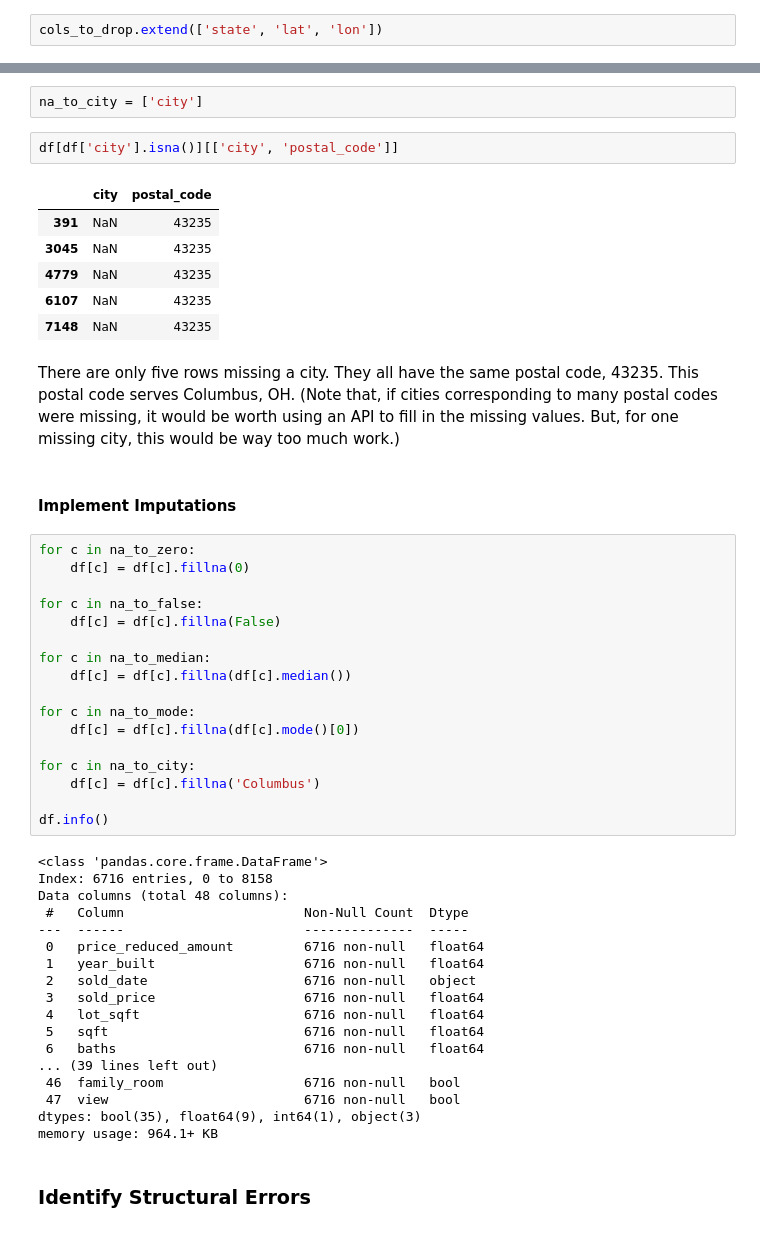
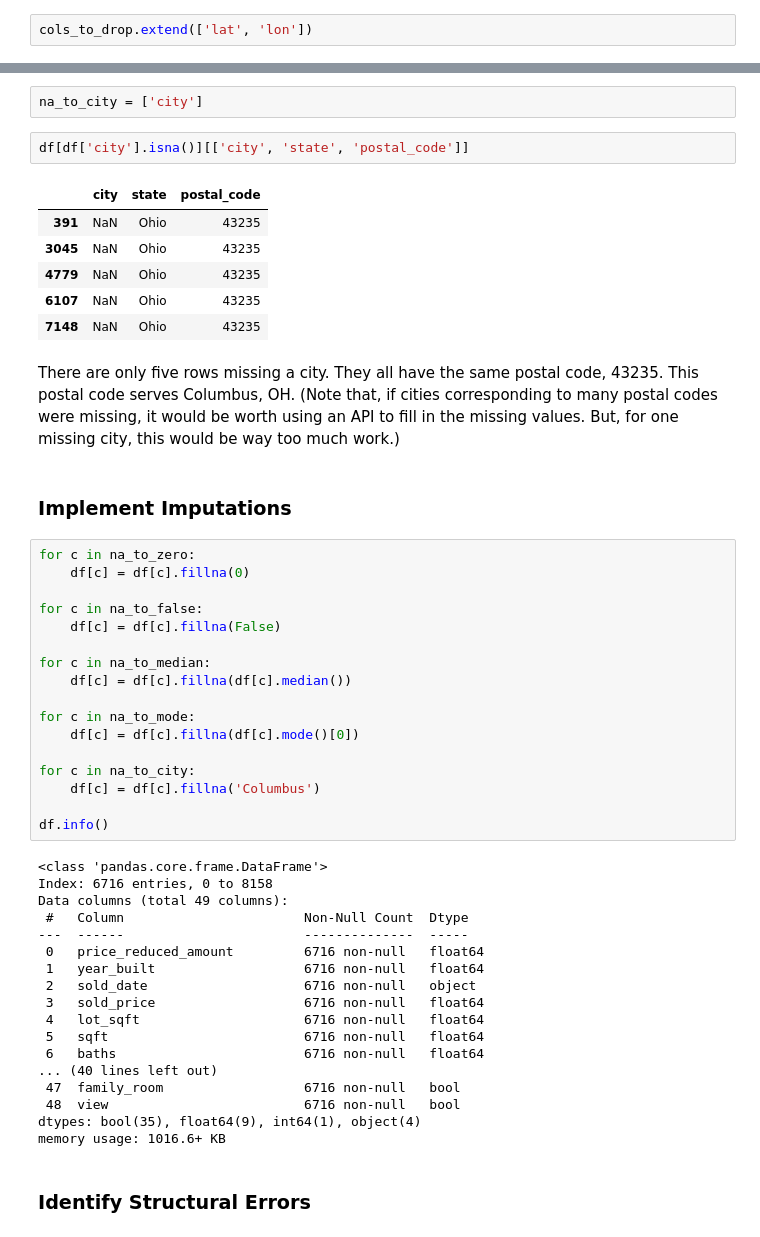
Before and after one commit to harnettd/midterm-project-machine-learning, a Jupyter notebook: notebooks/1 - EDA.ipynb, the cells around one changed output, grey strips where cells are left out. Cells and saved outputs as stored; diff of their text form.

```diff
--- a/notebooks/1 - EDA.ipynb
+++ b/notebooks/1 - EDA.ipynb
@@ -152,5 +134,5 @@ We keep the `city` and `postal_code` columns.
 # %%
-cols_to_drop.extend(['state', 'lat', 'lon'])
+cols_to_drop.extend(['lat', 'lon'])
 # %%
 cols = [
     'views', 'view', 'hill_or_mountain_view', 'city_view',
@@ -257,18 +239,18 @@ The following columns should be imputed with a city:
 # %%
 na_to_city = ['city']
 # %%
-df[df['city'].isna()][['city', 'postal_code']]
+df[df['city'].isna()][['city', 'state', 'postal_code']]
 # %% [output]
-|  | city | postal_code |
-| 391 | NaN | 43235 |
-| 3045 | NaN | 43235 |
-| 4779 | NaN | 43235 |
-| 6107 | NaN | 43235 |
-| 7148 | NaN | 43235 |
+|  | city | state | postal_code |
+| 391 | NaN | Ohio | 43235 |
+| 3045 | NaN | Ohio | 43235 |
+| 4779 | NaN | Ohio | 43235 |
+| 6107 | NaN | Ohio | 43235 |
+| 7148 | NaN | Ohio | 43235 |
 # %% [markdown]
 There are only five rows missing a city. They all have the same postal code, 43235. This postal code serves Columbus, OH. (Note that, if cities corresponding to many postal codes were missing, it would be worth using an API to fill in the missing values. But, for one missing city, this would be way too much work.)
 # %% [markdown]
-#### Implement Imputations
+### Implement Imputations
 # %%
 for c in na_to_zero:
     df[c] = df[c].fillna(0)
@@ -289,7 +271,7 @@ df.info()
 # %% [output]
 <class 'pandas.core.frame.DataFrame'>
 Index: 6716 entries, 0 to 8158
-Data columns (total 48 columns):
+Data columns (total 49 columns):
  #   Column                       Non-Null Count  Dtype
 ---  ------                       --------------  -----
  0   price_reduced_amount         6716 non-null   float64
@@ -299,11 +281,11 @@ Data columns (total 48 columns):
  4   lot_sqft                     6716 non-null   float64
  5   sqft                         6716 non-null   float64
  6   baths                        6716 non-null   float64
-... (39 lines left out)
- 46  family_room                  6716 non-null   bool
- 47  view                         6716 non-null   bool
-dtypes: bool(35), float64(9), int64(1), object(3)
-memory usage: 964.1+ KB
+... (40 lines left out)
+ 47  family_room                  6716 non-null   bool
+ 48  view                         6716 non-null   bool
+dtypes: bool(35), float64(9), int64(1), object(4)
+memory usage: 1016.6+ KB
 # %% [markdown]
 ### Identify Structural Errors
 # %%
```
Also changed, not shown: parts of 18 cells of this notebook, 1 other file.
